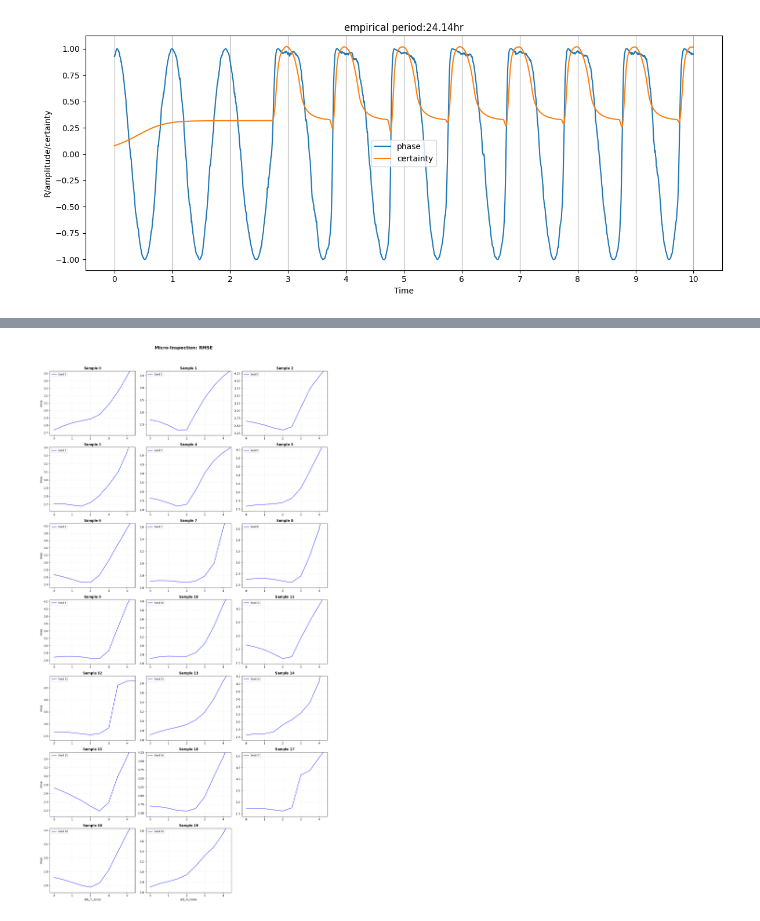
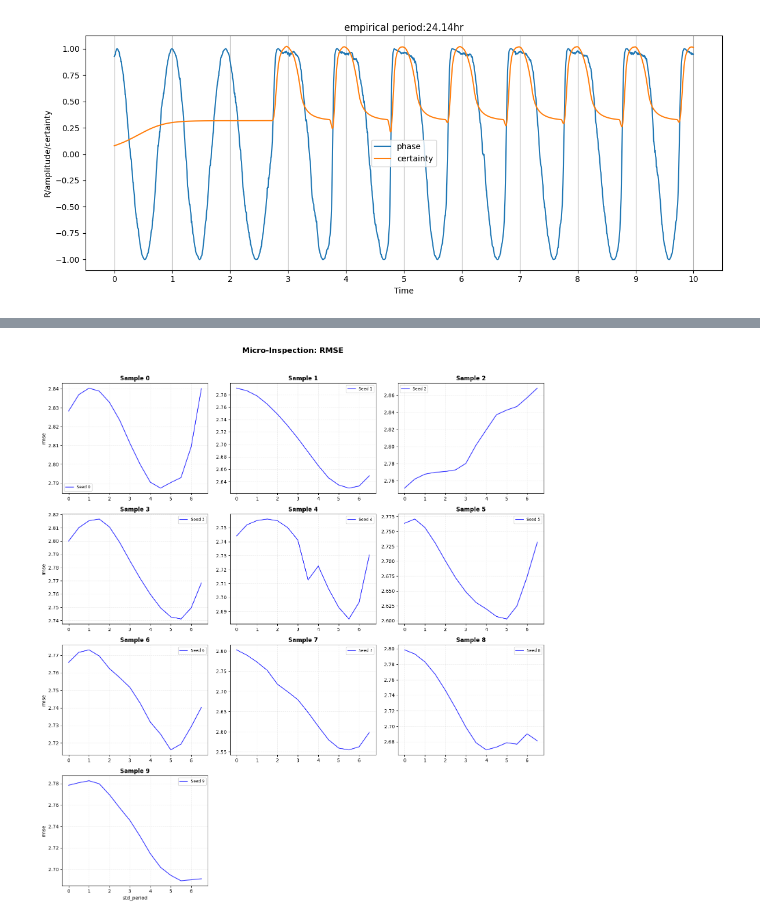
Before and after one commit to psyentistJJ/SCN, a Jupyter notebook: SL_model/SCN_entrainment.ipynb, the cells around one changed output, grey strips where cells are left out. Drawn from its saved outputs; the diff is of its cells as text; code cells hidden in the pictures.

```diff
--- a/SL_model/SCN_entrainment.ipynb
+++ b/SL_model/SCN_entrainment.ipynb
@@ -56,8 +58,8 @@ network period: 23.984595057538403
 # %%
-payload = run_1D_ensemble(base_config,
-                          sweep_param = 'std_m_noise',
-                          sweep_range = np.arange(0, 10.5, 0.5),
-                          n_sample = 20,
+payload = run_1D_ensemble({**base_config, 'W_mu': 0.05},
+                          sweep_param = 'std_period',
+                          sweep_range = np.arange(0, 7.0, 0.5),
+                          n_sample = 10,
                           master_seed = 42
                           )
 plotting_1D_ensemble(payload, mode='standard');
@@ -87,7 +117,7 @@ plotting_1D_ensemble(payload, mode='overlay');
 # %%
-plot_inspection_grid(payload, target_metric='rmse', xlim=(0,4.45));
+plot_inspection_grid(payload, target_metric='rmse');
 # %% [output]
-[figure, old version]
+[figure, new version]
 # %%
 # Pass an array of specific noise values to stack them
 plot_phase_walk(base_config,
```
Also changed, not shown: parts of 13 cells of this notebook, 2 other files.
